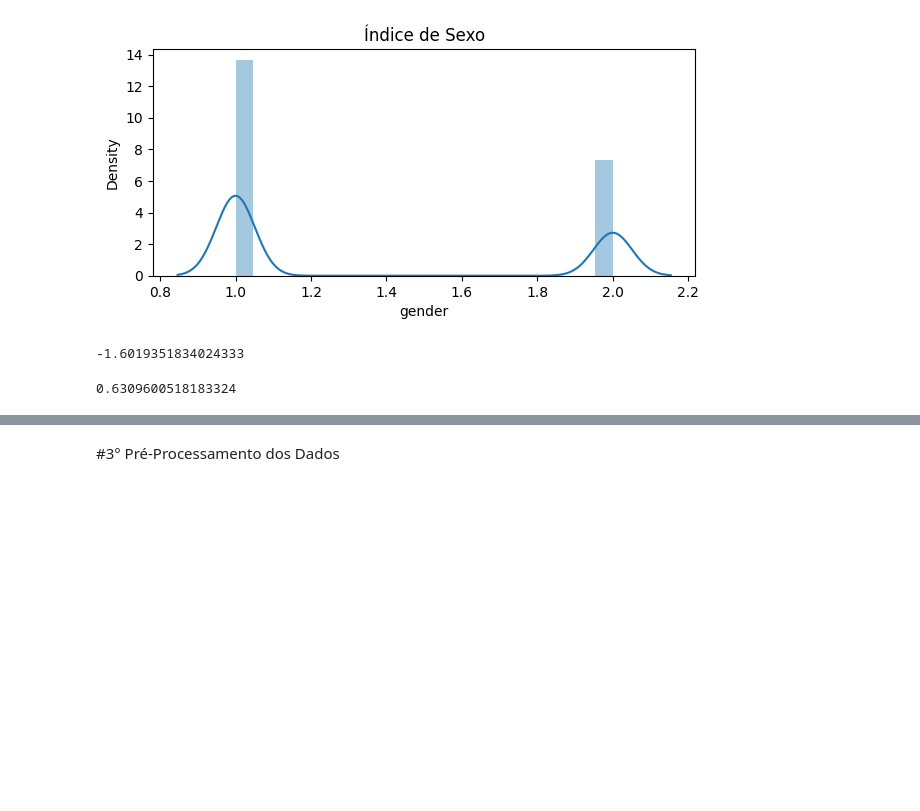
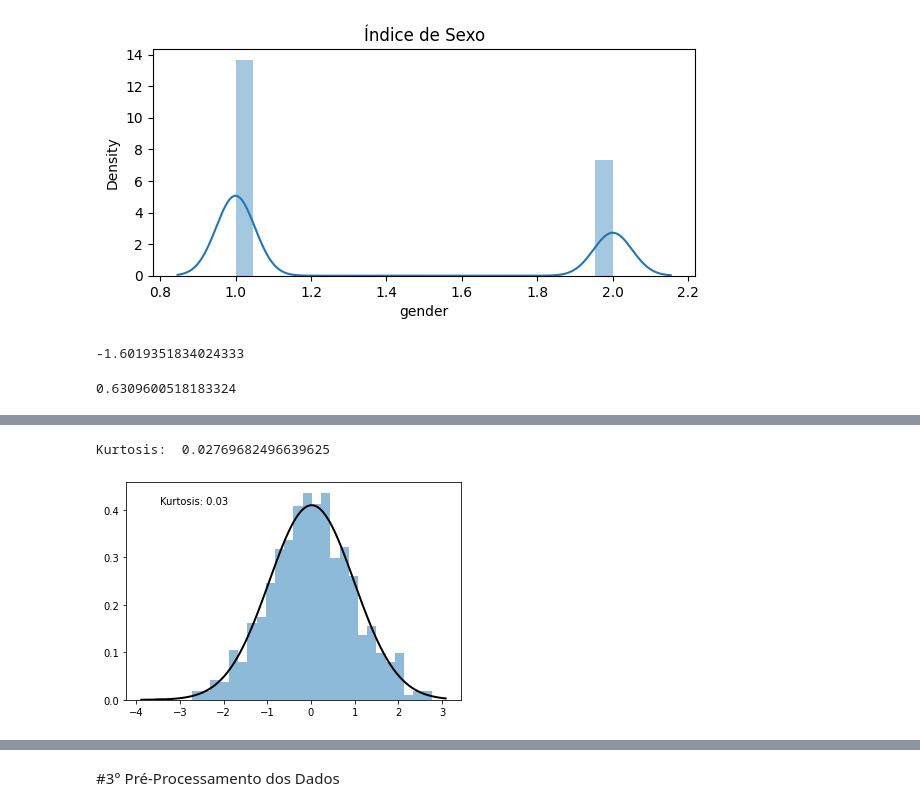
Before and after one commit to primonmari/DecisionTreeRegressor, a Jupyter notebook: Decision_TreeRegressor.ipynb, the cells around one changed output, grey strips where cells are left out. Drawn from its saved outputs; the diff is of its cells as text; code cells hidden in the pictures; blank space fills up the shorter version.

```diff
--- a/Decision_TreeRegressor.ipynb
+++ b/Decision_TreeRegressor.ipynb
@@ -311,3 +361,34 @@ health_data['gender'].skew()
+# %%
+import numpy as np
+import matplotlib.pyplot as plt
+from scipy.stats import norm, kurtosis
+
+# Gerando uma distribuição aleatória com kurtosis negativo
+np.random.seed(1234)
+X = np.random.normal(size=1000)
+X[0:5] # Visualizando as primeiras 5 amostras
+
+# Calculando a kurtosis da distribuição
+kurt = kurtosis(X)
+print("Kurtosis: ", kurt)
+
+# Criando um histograma da distribuição
+plt.hist(X, bins=30, density=True, alpha=0.5)
+
+# Adicionando uma curva de distribuição normal com média e desvio padrão da amostra
+mu, std = norm.fit(X)
+Xmin, Xmax = plt.xlim()
+X_axis = np.linspace(Xmin, Xmax, 100)
+p = norm.pdf(X_axis, mu, std)
+plt.plot(X_axis, p, 'k', linewidth=2)
+
+# Adicionando texto para mostrar a kurtosis na figura
+plt.text(0.1, 0.9, f"Kurtosis: {kurt:.2f}", transform=plt.gca().transAxes)
+
+plt.show()
+# %% [output]
+Kurtosis:  0.02769682496639625
+[figure, added]
 # %%
 # Criação do Gráfico de dispersão (scatter) conhecido como pairplot
 # o hue é o meu target
```
Also changed, not shown: parts of 36 cells of this notebook.
